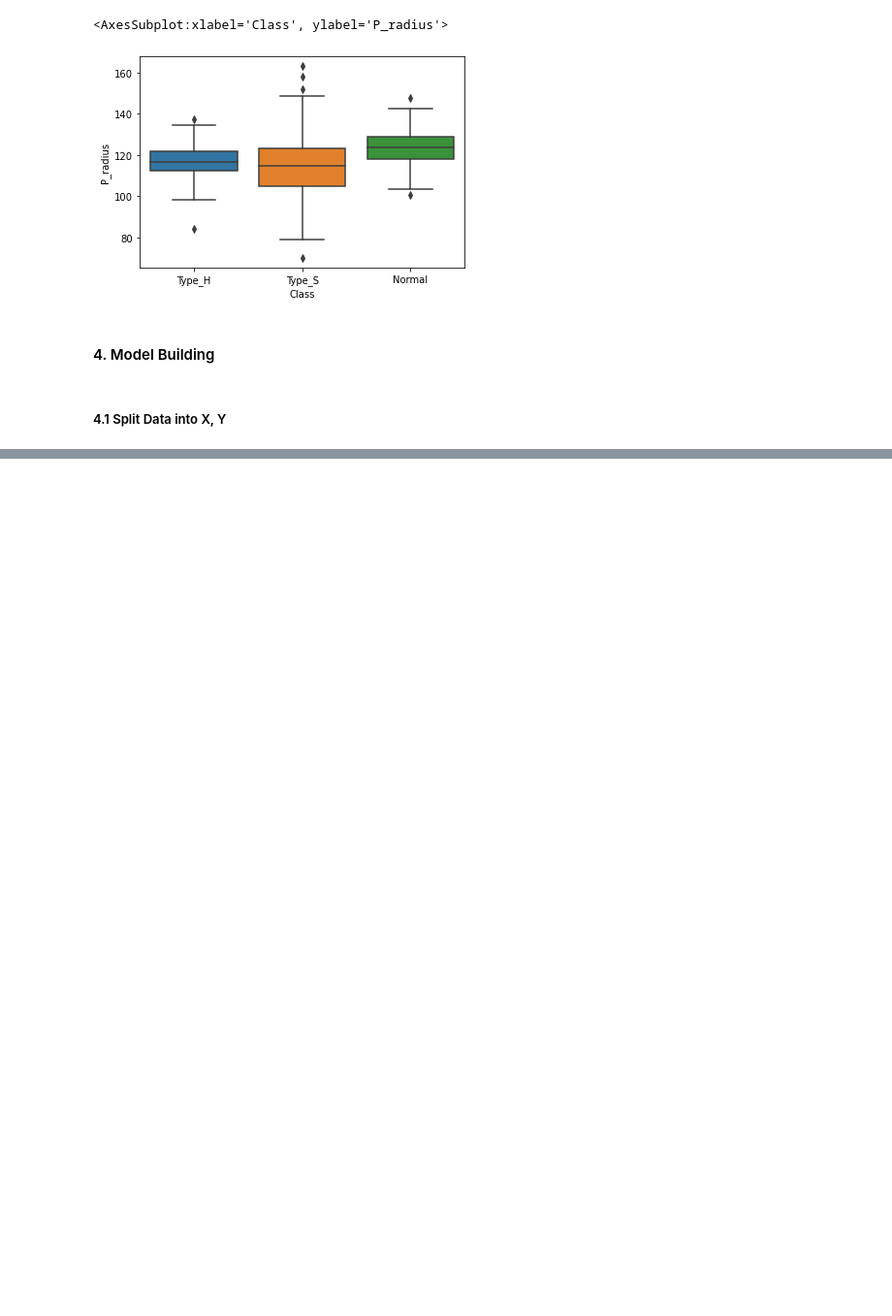
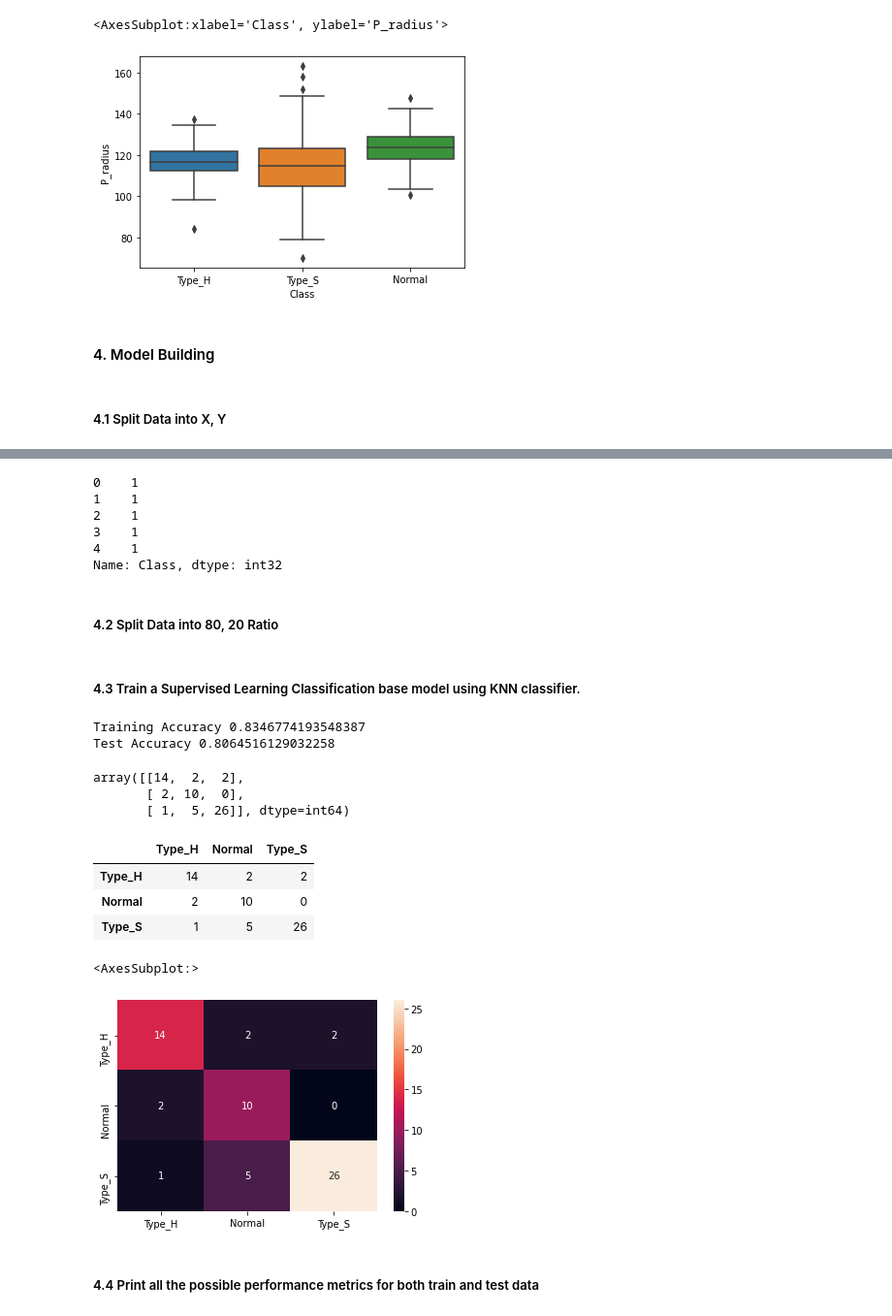
Before and after one commit to MohitBansal9013/AIML-Supervised-Learning, a Jupyter notebook: Supervised Learning Project.ipynb, the cells around one changed output, grey strips where cells are left out. Shown at 97% size. Cells and saved outputs as stored; diff of their text form; code cells hidden in the pictures; blank space fills up the shorter version.

```diff
--- a/Supervised Learning Project.ipynb
+++ b/Supervised Learning Project.ipynb
@@ -312,0 +375,12 @@ from sklearn.model_selection import train_test_split
+# %%
+y = df['Class']
+y.head(5)
+# %% [output]
+0    1
+1    1
+2    1
+3    1
+4    1
+Name: Class, dtype: int32
+# %% [markdown]
+##### 4.2 Split Data into 80, 20 Ratio
@@ -312,0 +389,2 @@ from sklearn.model_selection import train_test_split
+# %% [markdown]
+##### 4.3 Train a Supervised Learning Classification base model using KNN classifier.
@@ -312,0 +395,35 @@ from sklearn.model_selection import train_test_split
+# %%
+# Model Building
+KNN = KNeighborsClassifier(n_neighbors= 5 ,metric = 'minkowski' )
+# %%
+KNN.fit(X_train, y_train)
+predicted_values = KNN.predict(X_test)
+# %%
+print('Training Accuracy', KNN.score(X_train, y_train))
+print('Test Accuracy', KNN.score(X_test, y_test))
+# %% [output]
+Training Accuracy 0.8346774193548387
+Test Accuracy 0.8064516129032258
+# %%
+conf_metrix = confusion_matrix(y_test, predicted_values, labels=[0,1,2])
+# %%
+conf_metrix
+# %% [output]
+array([[14,  2,  2],
+       [ 2, 10,  0],
+       [ 1,  5, 26]], dtype=int64)
+# %%
+conf_metrix_df = pd.DataFrame(conf_metrix, index=[i for i in ['Type_H', 'Normal', 'Type_S']], columns=[j for j in ['Type_H', 'Normal', 'Type_S']])
+conf_metrix_df.head(5)
+# %% [output]
+|  | Type_H | Normal | Type_S |
+| Type_H | 14 | 2 | 2 |
+| Normal | 2 | 10 | 0 |
+| Type_S | 1 | 5 | 26 |
+# %%
+sns.heatmap(conf_metrix_df, annot=True)
+# %% [output]
+<AxesSubplot:>
+[figure, added]
+# %% [markdown]
+##### 4.4 Print all the possible performance metrics for both train and test data
```
Also changed, not shown: parts of 22 cells of this notebook.
